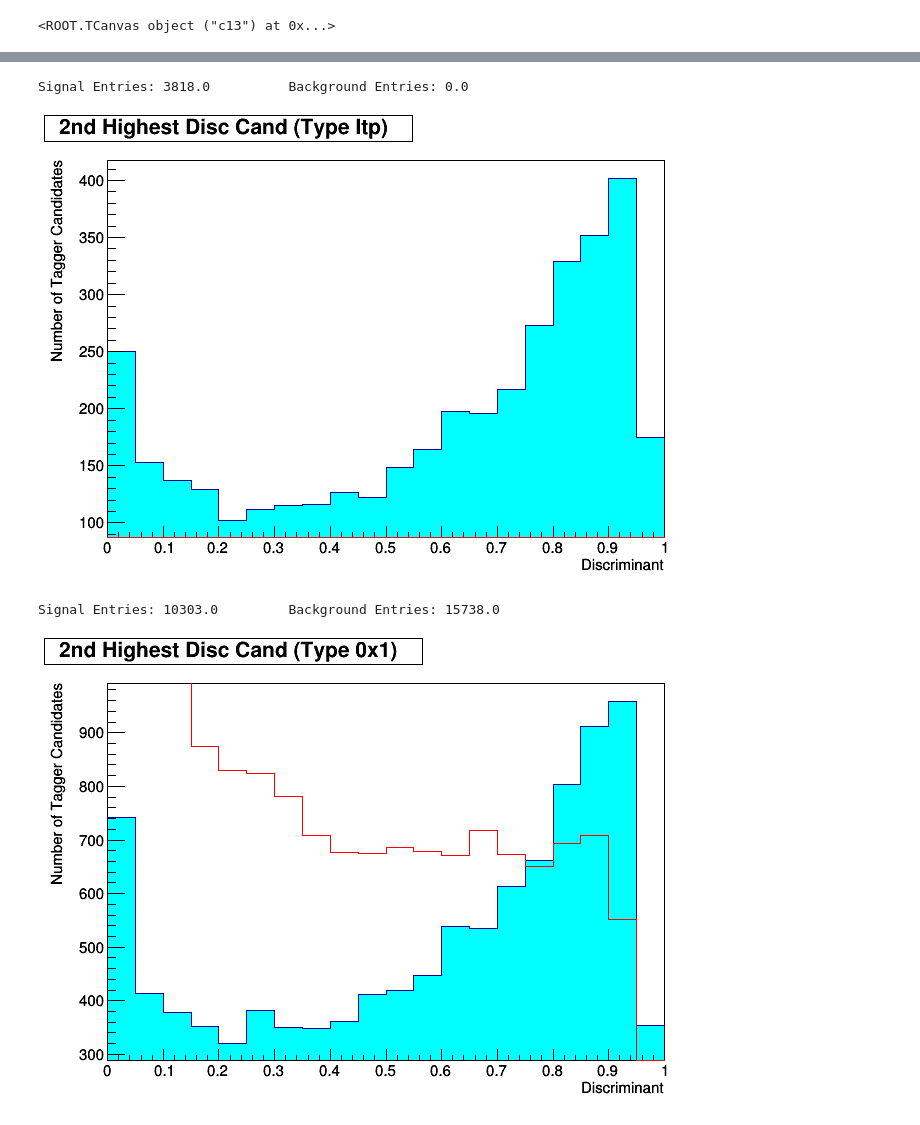
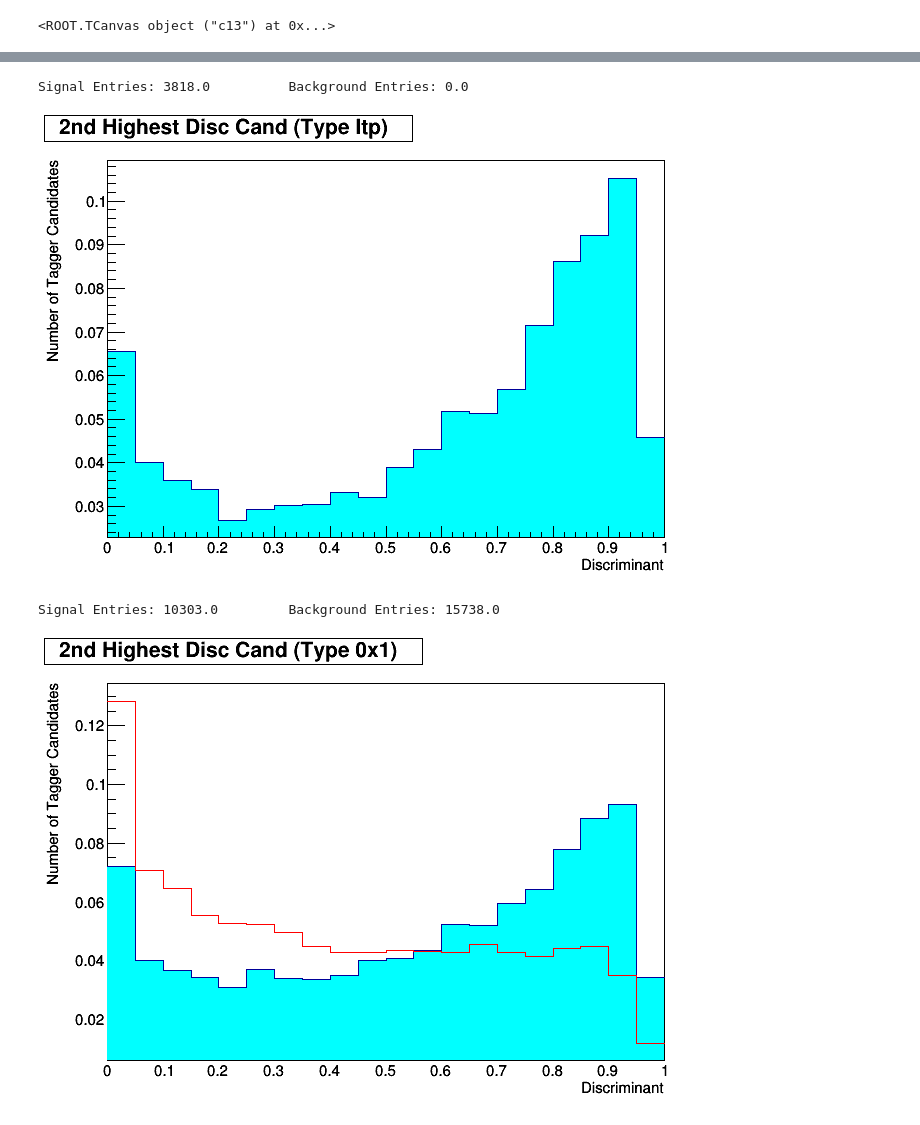
Before and after one commit to NJManganelli/TaggerTest, a Jupyter notebook: ntupler/plugins/.PlotsV2.ipynb, the cells around one changed output, grey strips where cells are left out. Cells and saved outputs as stored; diff of their text form; code cells hidden in the pictures.

```diff
--- a/ntupler/plugins/.PlotsV2.ipynb
+++ b/ntupler/plugins/.PlotsV2.ipynb
@@ -3,6 +3,12 @@ import ROOT
 ROOT.gStyle.SetOptStat(0)
 # %% [output]
 Welcome to JupyROOT 6.10/05
+# %%
+#Color Codes
+cols1 = 7
+cols2 = 1
+colb1 = 2
+colb2 = 3
 # %%
 #signal split into two trees, 42k and 35k respectively. This processed file specifically only has the 42k
 #signal from 350k events, so 42k portion from ~188k events, effectively
@@ -514,26 +561,27 @@ Signal Entries: 11367.0         Background Entries: 1822.0
 # %%
 c28.cd()
-h39s.SetFillColor(7)
-h39b.SetLineColor(2)
+h39s.SetFillColor(cols1)
+h39b.SetLineColor(colb1)
 h39b.SetMarkerStyle(5)
-h39s.Draw()
-h39b.Draw("Same")
+h39s.DrawNormalized()
+#h39b.DrawNormalized("Same")
 print("Signal Entries: " + str(h39s.GetEntries()) + "\t\tBackground Entries: " + str(h39b.GetEntries()))
 c28.Update()
 c28.Draw()
 # %% [output]
 Signal Entries: 3818.0          Background Entries: 0.0
-[figure, old version]
+[figure, new version]
 # %%
 c29.cd()
-h40s.SetFillColor(7)
-h40b.SetLineColor(2)
+h40s.SetFillColor(cols1)
+h40b.SetLineColor(colb1)
 h40b.SetMarkerStyle(5)
-h40s.Draw()
-h40b.Draw("Same")
+h40b.DrawNormalized()
+h40s.DrawNormalized("Same")
+h40b.DrawNormalized("Same")
 print("Signal Entries: " + str(h40s.GetEntries()) + "\t\tBackground Entries: " + str(h40b.GetEntries()))
 c29.Update()
 c29.Draw()
 # %% [output]
 Signal Entries: 10303.0         Background Entries: 15738.0
-[figure, old version]
+[figure, new version]
```
Also changed, not shown: parts of 39 cells of this notebook, 5 other files.
